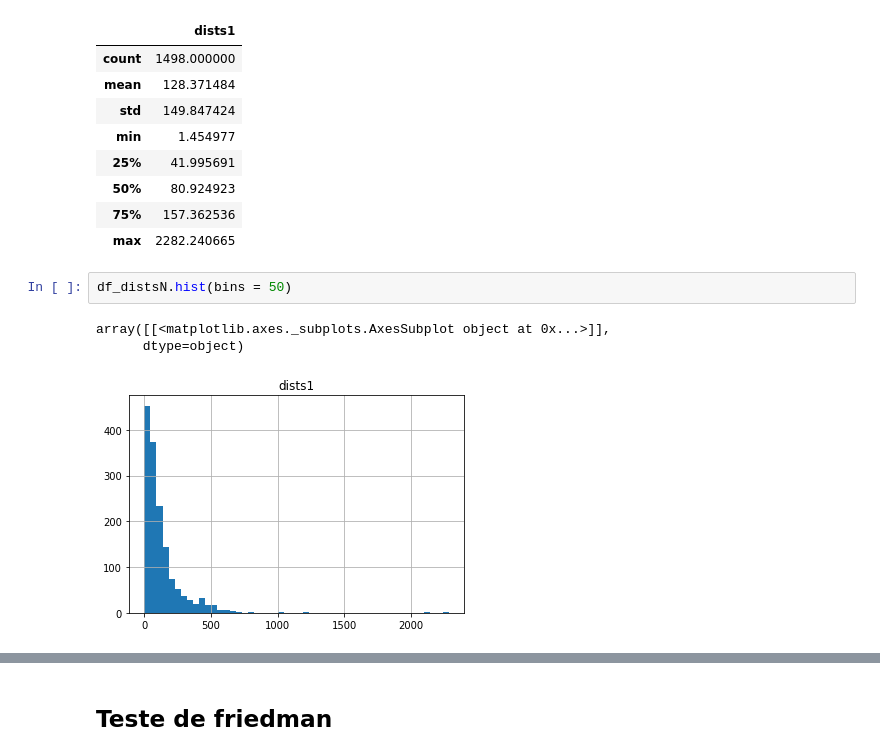
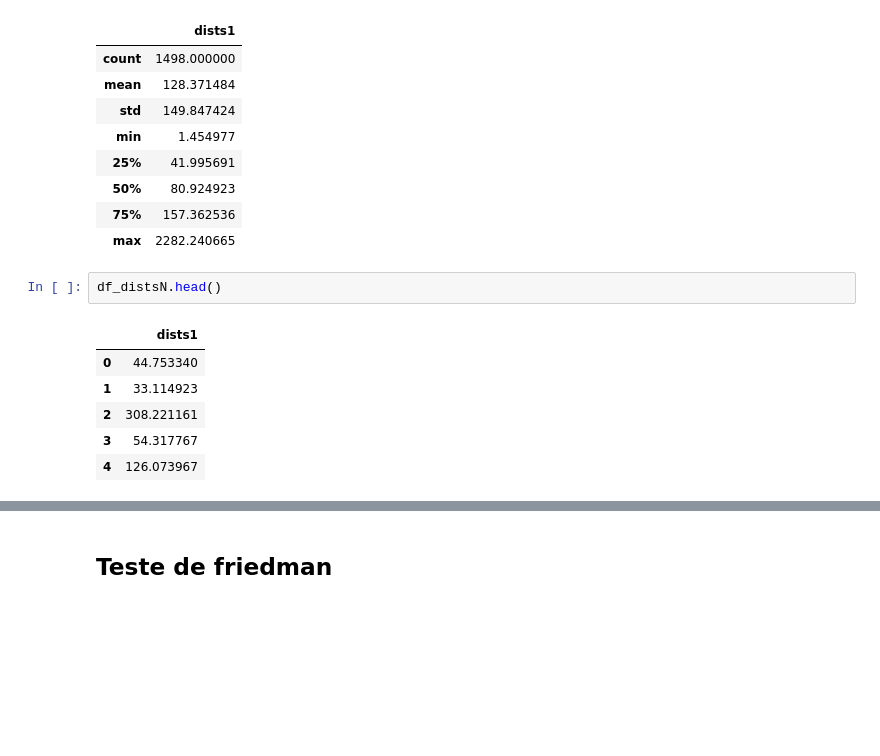
Before and after one commit to brenor2/projetoCM, a Jupyter notebook: projetoSemiFinal+testeFriedman.ipynb, the cells around one changed output, grey strips where cells are left out. Saved outputs shown, nothing was run; the diff lists cells and outputs as text; blank space fills up the shorter version.

```diff
--- a/projetoSemiFinal+testeFriedman.ipynb
+++ b/projetoSemiFinal+testeFriedman.ipynb
@@ -697,9 +697,12 @@ df_distsN.describe()
 | 50% | 80.924923 |
 | 75% | 157.362536 |
 | max | 2282.240665 |
-# %%
-df_distsN.hist(bins = 50)
-# %% [output]
-array([[<matplotlib.axes._subplots.AxesSubplot object at 0x...>]],
-      dtype=object)
-[figure, removed]
+# %%
+df_distsN.head()
+# %% [output]
+|  | dists1 |
+| 0 | 44.753340 |
+| 1 | 33.114923 |
+| 2 | 308.221161 |
+| 3 | 54.317767 |
+| 4 | 126.073967 |
```
Also changed, not shown: parts of 1 cell of this notebook.
